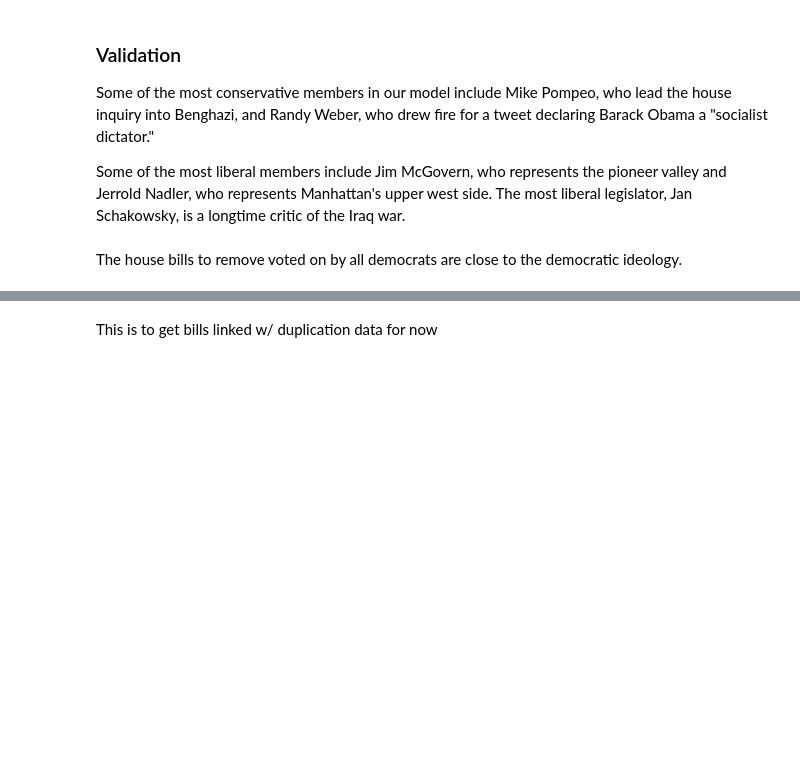
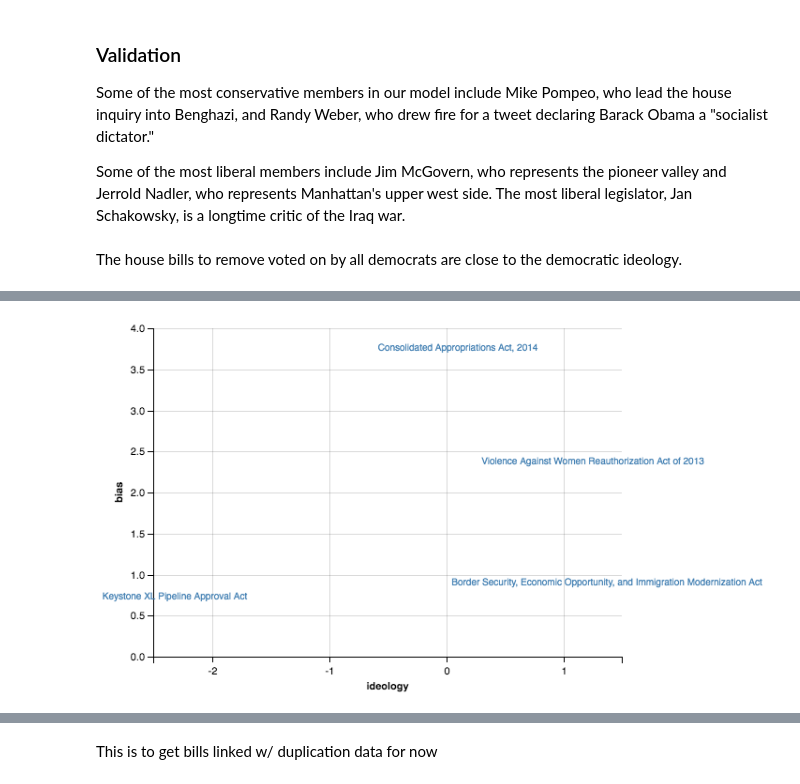
Before and after one commit to saulshanabrook/congressiona-text-reuse, a Jupyter notebook: saul/ideal point.ipynb, the cells around one changed output, grey strips where cells are left out. Saved outputs shown, nothing was run; the diff lists cells and outputs as text; code cells hidden in the pictures; blank space fills up the shorter version.

```diff
--- a/saul/ideal point.ipynb
+++ b/saul/ideal point.ipynb
@@ -229,0 +198,12 @@ In [46] used 0.000 MiB RAM in 0.042s, peaked 0.000 MiB above current, total RAM
+# %%
+labels = pd.Series([
+    "Violence Against Women Reauthorization Act of 2013",
+    "Border Security, Economic Opportunity, and Immigration Modernization Act",
+    "Keystone XL Pipeline Approval Act",
+    "Consolidated Appropriations Act, 2014"
+], index=[
+    500,
+    717,
+    76,
+    570
+])
@@ -229,0 +212,2 @@ In [46] used 0.000 MiB RAM in 0.042s, peaked 0.000 MiB above current, total RAM
+# %%
+chart_df = vote_pt_df[["ideology", "bias"]].assign(bill=labels).dropna()
@@ -229,0 +216,7 @@ In [46] used 0.000 MiB RAM in 0.042s, peaked 0.000 MiB above current, total RAM
+# %%
+Chart(chart_df).mark_text().encode(
+    x='ideology:Q',
+    y='bias:Q',
+    text='bill',
+)
+# %% [output]
@@ -229,0 +225 @@ In [46] used 0.000 MiB RAM in 0.042s, peaked 0.000 MiB above current, total RAM
+[figure, added]
```
Also changed, not shown: parts of 27 cells of this notebook, 3 other files.
